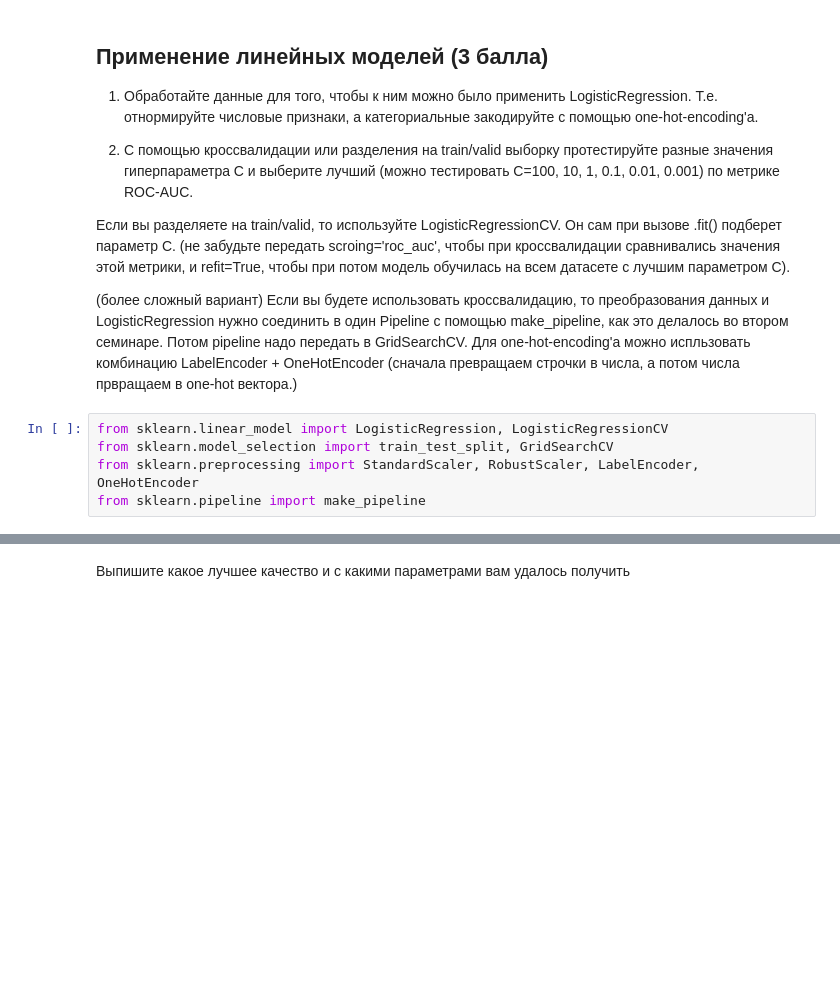
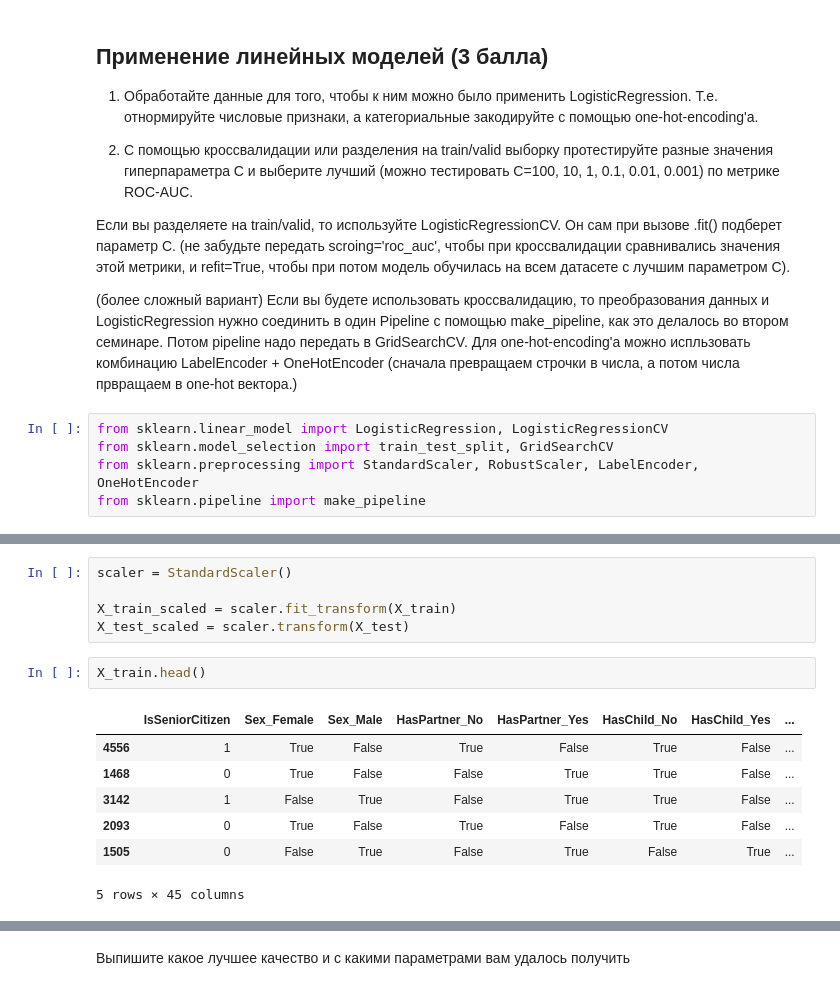
Before and after one commit to Ggh13/DLS_2025, a Jupyter notebook: week_03_composition_model_selection/Homework/hw_3_kaggle.ipynb, the cells around one changed output, grey strips where cells are left out. Cells and saved outputs as stored; diff of their text form; blank space fills up the shorter version.

```diff
--- a/week_03_composition_model_selection/Homework/hw_3_kaggle.ipynb
+++ b/week_03_composition_model_selection/Homework/hw_3_kaggle.ipynb
@@ -229,0 +308,15 @@ from sklearn.pipeline import make_pipeline
+# %%
+scaler = StandardScaler()
+
+X_train_scaled = scaler.fit_transform(X_train)
+X_test_scaled = scaler.transform(X_test)
+# %%
+X_train.head()
+# %% [output]
+|  | IsSeniorCitizen | Sex_Female | Sex_Male | HasPartner_No | HasPartner_Yes | HasChild_No | HasChild_Yes | ... |
+| 4556 | 1 | True | False | True | False | True | False | ... |
+| 1468 | 0 | True | False | False | True | True | False | ... |
+| 3142 | 1 | False | True | False | True | True | False | ... |
+| 2093 | 0 | True | False | True | False | True | False | ... |
+| 1505 | 0 | False | True | False | True | False | True | ... |
+5 rows × 45 columns
```
Also changed, not shown: parts of 22 cells of this notebook.
